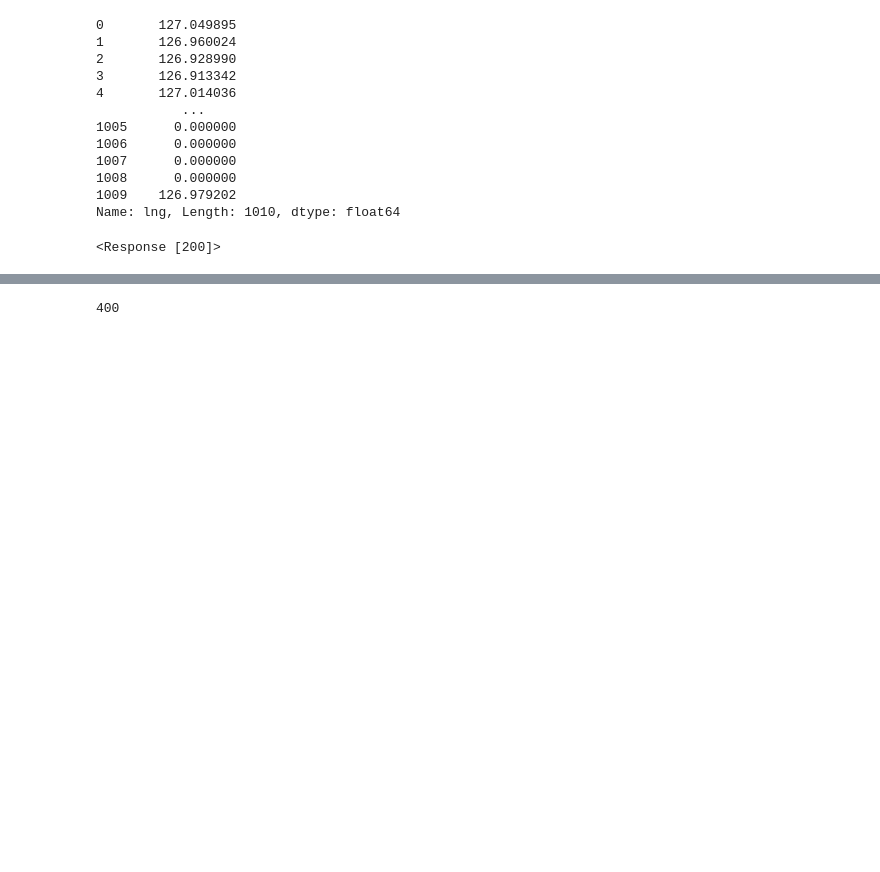
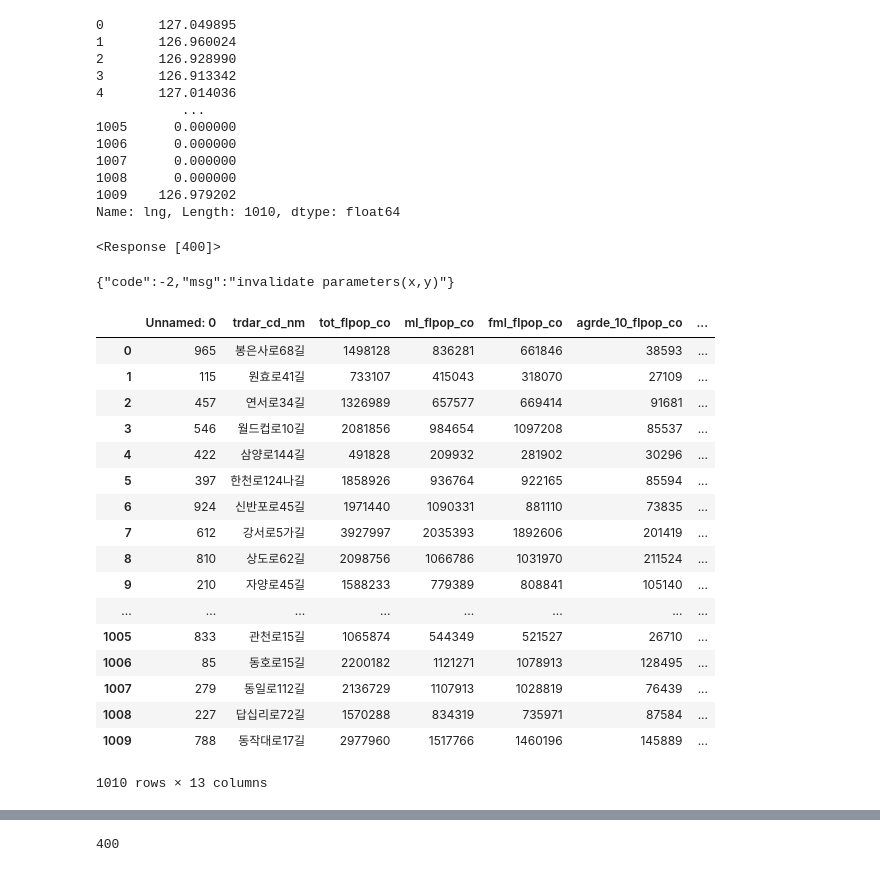
Before and after one commit to canary4651/TIL, a Jupyter notebook: jupyter/유동인구.ipynb, the cells around one changed output, grey strips where cells are left out. Cells and saved outputs as stored; diff of their text form; code cells hidden in the pictures; blank space fills up the shorter version.

```diff
--- a/jupyter/유동인구.ipynb
+++ b/jupyter/유동인구.ipynb
@@ -399,9 +495,10 @@ headers =  {'Authorization' : 'KakaoAK a5ac7934267c122840d131cb73d12378'}
 # headers = {'Authorization': KakaoAK 'a5ac7934267c122840d131cb73d12378'}
 # 2. 물음표 뒷부분
 payload = {
-    'x': '37.511440',
-    'y': '127.049895'
+    'x': 'lat',
+    'y': 'lng'
 }
+
 
 # API 호출
 
@@ -409,4 +506,29 @@ response = requests.get(url, headers=headers, params=payload)
 
 print(response)
 # %% [output]
-<Response [200]>
+<Response [400]>
+# %%
+print(response.text)
+# %% [output]
+{"code":-2,"msg":"invalidate parameters(x,y)"}
+# %%
+aa
+# %% [output]
+|  | Unnamed: 0 | trdar_cd_nm | tot_flpop_co | ml_flpop_co | fml_flpop_co | agrde_10_flpop_co | ... |
+| 0 | 965 | 봉은사로68길 | 1498128 | 836281 | 661846 | 38593 | ... |
+| 1 | 115 | 원효로41길 | 733107 | 415043 | 318070 | 27109 | ... |
+| 2 | 457 | 연서로34길 | 1326989 | 657577 | 669414 | 91681 | ... |
+| 3 | 546 | 월드컵로10길 | 2081856 | 984654 | 1097208 | 85537 | ... |
+| 4 | 422 | 삼양로144길 | 491828 | 209932 | 281902 | 30296 | ... |
+| 5 | 397 | 한천로124나길 | 1858926 | 936764 | 922165 | 85594 | ... |
+| 6 | 924 | 신반포로45길 | 1971440 | 1090331 | 881110 | 73835 | ... |
+| 7 | 612 | 강서로5가길 | 3927997 | 2035393 | 1892606 | 201419 | ... |
+| 8 | 810 | 상도로62길 | 2098756 | 1066786 | 1031970 | 211524 | ... |
+| 9 | 210 | 자양로45길 | 1588233 | 779389 | 808841 | 105140 | ... |
+| ... | ... | ... | ... | ... | ... | ... | ... |
+| 1005 | 833 | 관천로15길 | 1065874 | 544349 | 521527 | 26710 | ... |
+| 1006 | 85 | 동호로15길 | 2200182 | 1121271 | 1078913 | 128495 | ... |
+| 1007 | 279 | 동일로112길 | 2136729 | 1107913 | 1028819 | 76439 | ... |
+| 1008 | 227 | 답십리로72길 | 1570288 | 834319 | 735971 | 87584 | ... |
+| 1009 | 788 | 동작대로17길 | 2977960 | 1517766 | 1460196 | 145889 | ... |
+1010 rows × 13 columns
```
Also changed, not shown: parts of 33 cells of this notebook, 25 other files.
